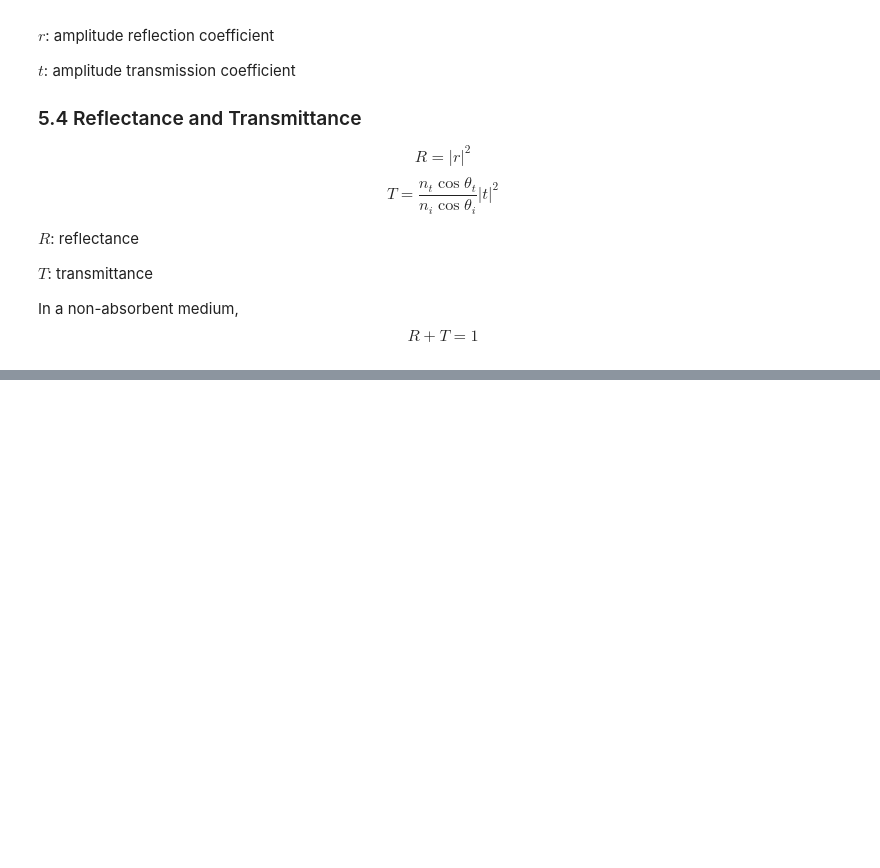
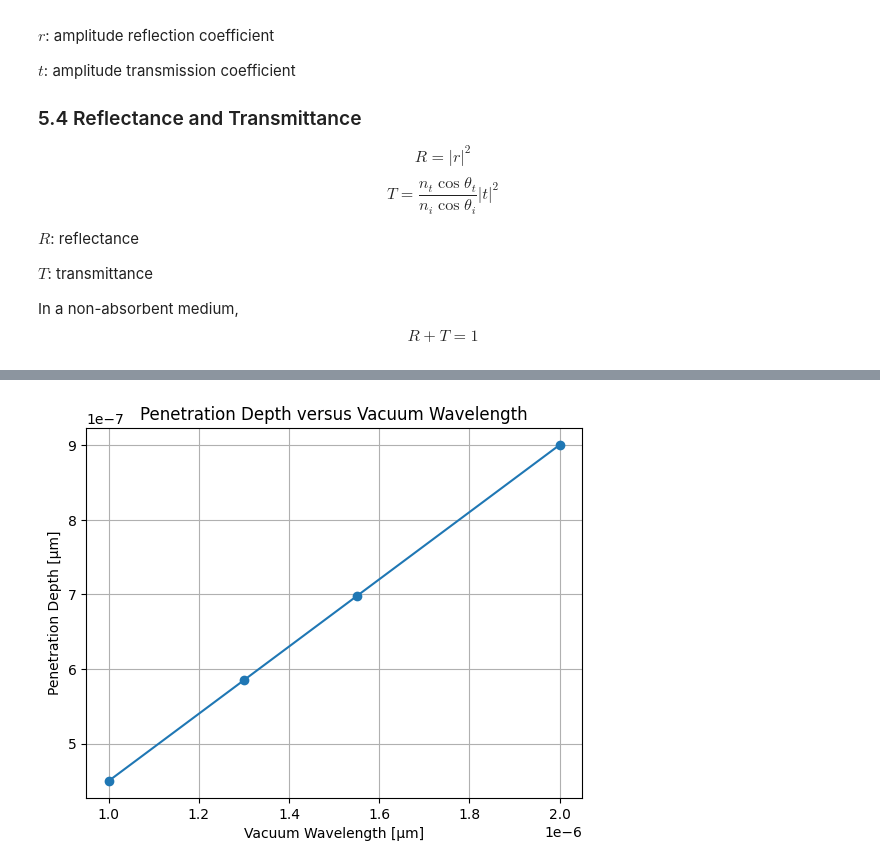
Before and after one commit to hyerim1212/maxwell-to-programmable-photonics, a Jupyter notebook: notebooks/07_electromagnetic_waves_and_dielectric_interfaces.ipynb, the cells around one changed output, grey strips where cells are left out. Drawn from its saved outputs; the diff is of its cells as text; code cells hidden in the pictures; blank space fills up the shorter version.

```diff
--- a/notebooks/07_electromagnetic_waves_and_dielectric_interfaces.ipynb
+++ b/notebooks/07_electromagnetic_waves_and_dielectric_interfaces.ipynb
@@ -576,0 +798,18 @@ Discuss the following questions:
+# %%
+# E
+l = np.array([1.0e-6, 1.3e-6, 1.55e-6, 2.0e-6])
+alpha  = evanescent_decay_constant(l, n_i, n_t, np.pi/4)
+delta = 1 / alpha
+
+plt.plot(
+    l ,
+    delta ,
+    marker="o"
+)
+
+plt.xlabel("Vacuum Wavelength [μm]")
+plt.ylabel("Penetration Depth [μm]")
+plt.title("Penetration Depth versus Vacuum Wavelength")
+plt.grid()
+# %% [output]
+[figure, added]
```
Also changed, not shown: parts of 13 cells of this notebook.
